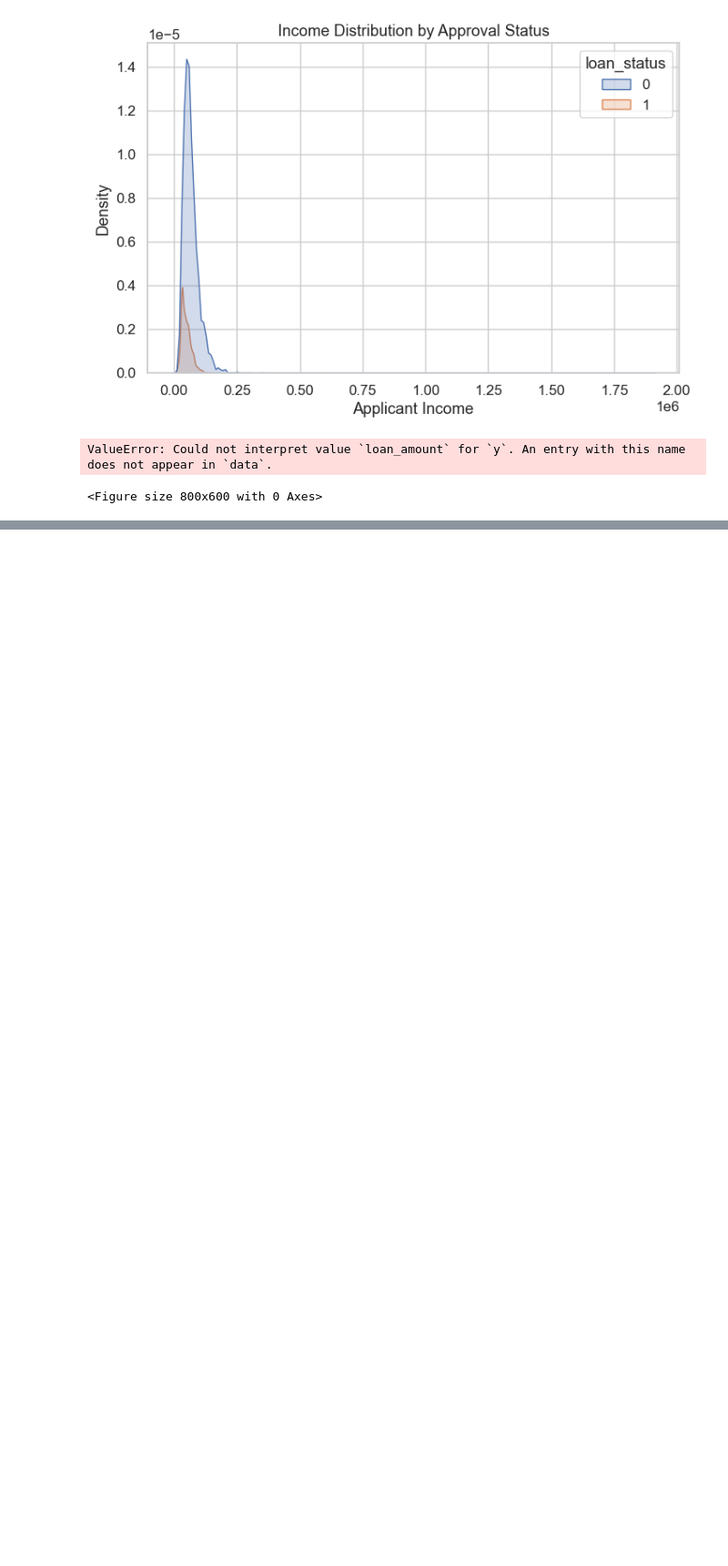
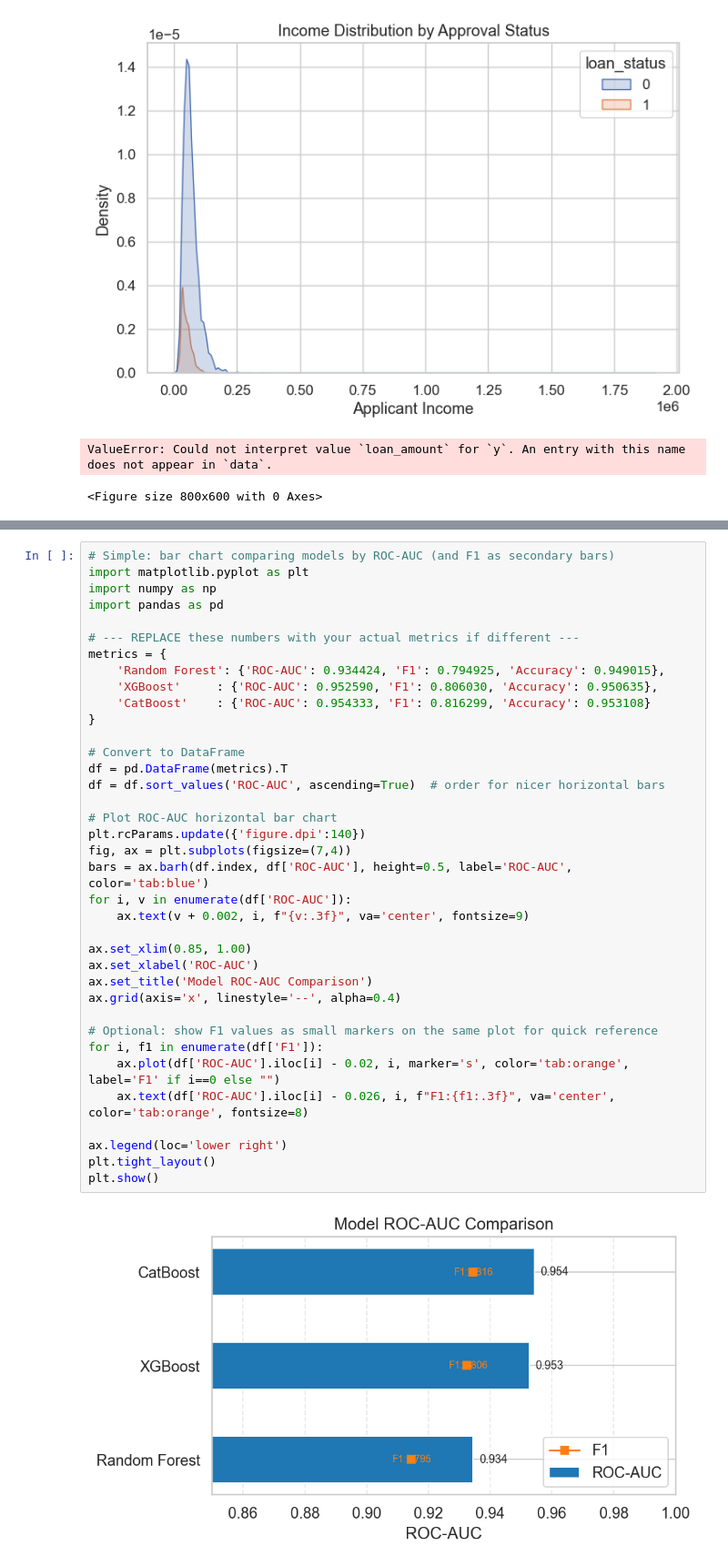
Before and after one commit to ashpai2504/Loan-Approval-Prediction-Project, a Jupyter notebook: Loan.ipynb, the cells around one changed output, grey strips where cells are left out. Shown at 91% size. Drawn from its saved outputs; the diff is of its cells as text; blank space fills up the shorter version.

```diff
--- a/Loan.ipynb
+++ b/Loan.ipynb
@@ -374,0 +776,39 @@ Confusion Matrix:
+# %%
+# Simple: bar chart comparing models by ROC-AUC (and F1 as secondary bars)
+import matplotlib.pyplot as plt
+import numpy as np
+import pandas as pd
+
+# --- REPLACE these numbers with your actual metrics if different ---
+metrics = {
+    'Random Forest': {'ROC-AUC': 0.934424, 'F1': 0.794925, 'Accuracy': 0.949015},
+    'XGBoost'     : {'ROC-AUC': 0.952590, 'F1': 0.806030, 'Accuracy': 0.950635},
+    'CatBoost'    : {'ROC-AUC': 0.954333, 'F1': 0.816299, 'Accuracy': 0.953108}
+}
+
+# Convert to DataFrame
+df = pd.DataFrame(metrics).T
+df = df.sort_values('ROC-AUC', ascending=True)  # order for nicer horizontal bars
+
+# Plot ROC-AUC horizontal bar chart
+plt.rcParams.update({'figure.dpi':140})
+fig, ax = plt.subplots(figsize=(7,4))
+bars = ax.barh(df.index, df['ROC-AUC'], height=0.5, label='ROC-AUC', color='tab:blue')
+for i, v in enumerate(df['ROC-AUC']):
+    ax.text(v + 0.002, i, f"{v:.3f}", va='center', fontsize=9)
+
+ax.set_xlim(0.85, 1.00)
+ax.set_xlabel('ROC-AUC')
+ax.set_title('Model ROC-AUC Comparison')
+ax.grid(axis='x', linestyle='--', alpha=0.4)
+
+# Optional: show F1 values as small markers on the same plot for quick reference
+for i, f1 in enumerate(df['F1']):
+    ax.plot(df['ROC-AUC'].iloc[i] - 0.02, i, marker='s', color='tab:orange', label='F1' if i==0 else "")
+    ax.text(df['ROC-AUC'].iloc[i] - 0.026, i, f"F1:{f1:.3f}", va='center', color='tab:orange', fontsize=8)
+
+ax.legend(loc='lower right')
+plt.tight_layout()
+plt.show()
+# %% [output]
+[figure, added]
```
Also changed, not shown: parts of 7 cells of this notebook.
